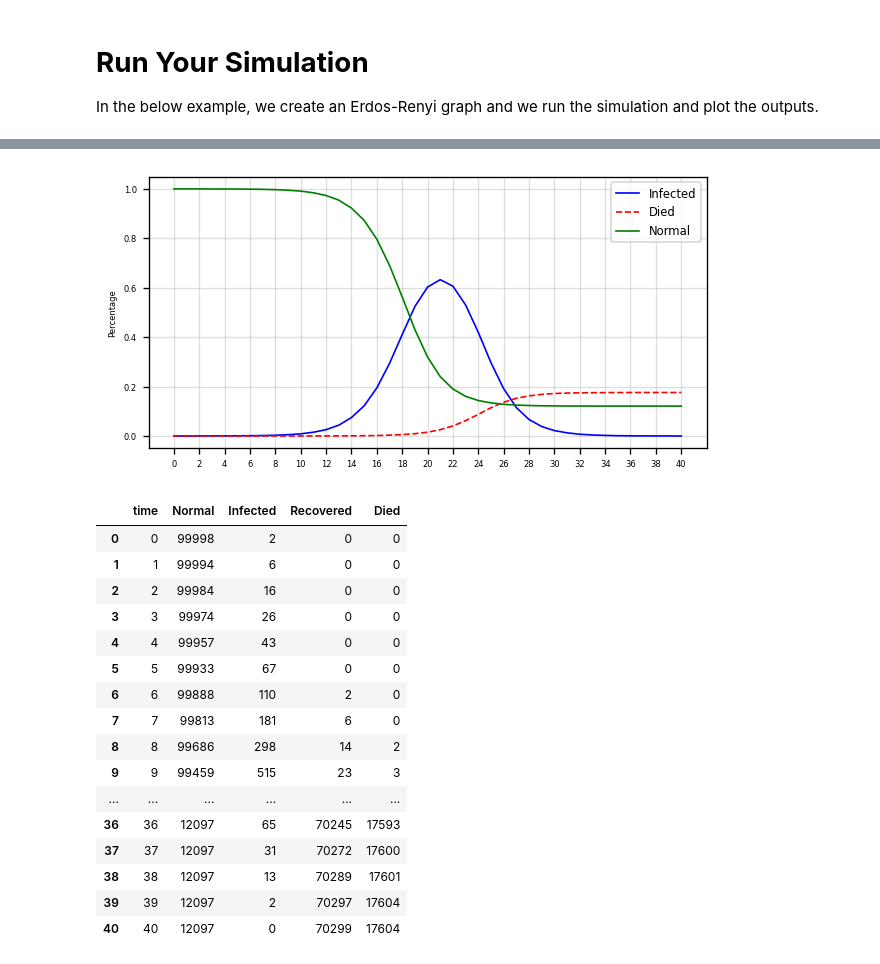
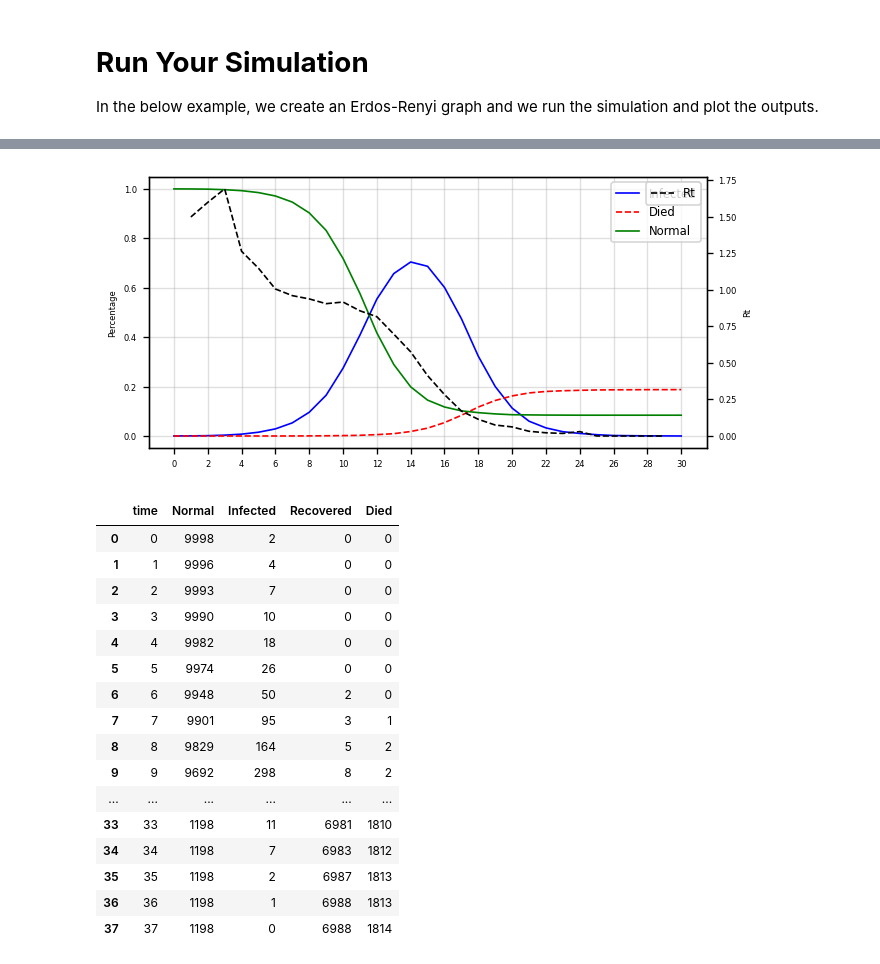
Before and after one commit to MahdiShahrabi/COVID19-Simulation, a Jupyter notebook: Time Dimension/Time_Simulation.ipynb, the cells around one changed output, grey strips where cells are left out. Drawn from its saved outputs; the diff is of its cells as text; code cells hidden in the pictures.

```diff
--- a/Time Dimension/Time_Simulation.ipynb
+++ b/Time Dimension/Time_Simulation.ipynb
@@ -18,7 +18,7 @@ def generateRandSeed(num,Graph):
 # %%
 def Simulate_SIR_Time (Graph,Maximum_Time=100,Seasons=[50,100,150,200],P_seasons = [1,1,1,1],
                   Seeds = [0,7], n_dr=1, q_die=0.2, n_s=1, q_s=0.1, how='Transmission'):
-  print('Hora! I\'m callded')
+
   """ A function to run a cascade simulation on a graph.
 
   The cascade is based on the SIR model in each time step.
@@ -95,8 +95,6 @@ def Simulate_SIR_Time (Graph,Maximum_Time=100,Seasons=[50,100,150,200],P_seasons
   # Declaring output list
   OUT=list()
 
-  print('About Starting!')
-
   ## Creating Neighbor List
   Neighbors_List = []
   Nodes = list(Graph.nodes())
@@ -105,7 +103,6 @@ def Simulate_SIR_Time (Graph,Maximum_Time=100,Seasons=[50,100,150,200],P_seasons
   for node in list(Nodes):
       Neighbors_List.append(dict(Graph.adj[node]))
 
-  print('Lets start!')
 
   ## Initializing the Status Lists
   Normal = list(range(lng))
@@ -125,6 +122,7 @@ def Simulate_SIR_Time (Graph,Maximum_Time=100,Seasons=[50,100,150,200],P_seasons
 
   # Declaring output R0 lists
   R0_Node_list = [0]*lng
+  R0_time_list = []
 
   # Declaring level lists
   Normal_size =[]
@@ -141,11 +139,12 @@ def Simulate_SIR_Time (Graph,Maximum_Time=100,Seasons=[50,100,150,200],P_seasons
 
   # Going through time
   for t in range(1,Maximum_Time):
-      print(t)
 
       # If there is no Infected we are on steady state. So quit!
       if len(Infected)==0:
           break
+      # R_t
+      R0_t = 0
 
       # Finding Season
       if  t<Seasons[0]:
@@ -221,8 +220,9 @@ def Simulate_SIR_Time (Graph,Maximum_Time=100,Seasons=[50,100,150,200],P_seasons
 
               # Gets informed with respect to edge probability, symptoms, season
               if  uniform(0,1)<Neighbors[advicee]['weight']*Q*p_s:
-                  # Increasing the R-0
+                  # Increasing the R-0 for node and time
                   R0+=1
+                  R0_t+=1
 
                   # If its a new node (which is not already informed) we update the list of informeds
                   if advicee in Normal:
@@ -236,6 +236,12 @@ def Simulate_SIR_Time (Graph,Maximum_Time=100,Seasons=[50,100,150,200],P_seasons
 
       ## Increasing Timer of nodes ##
       Infected_timer = [x+1 for x in Infected_timer]
+
+      ## Updaint list of R_t
+      try:
+        R0_time_list.append(R0_t/len(Infected))
+      except:
+        R0_time_list.append(np.nan)
 
       # Updating Infected list and the timer
       Infected = Infected + New_Infected
@@ -266,6 +272,8 @@ def Simulate_SIR_Time (Graph,Maximum_Time=100,Seasons=[50,100,150,200],P_seasons
   OUT.append(np.mean(list(R0_Infected_Nodes.values())))
   # The size of cascade (percentage)
   OUT.append((len(Died)+len(Recovered))/lng)
+  # R_T
+  OUT.append(R0_time_list)
 
 
   return(OUT)
@@ -276,10 +284,10 @@ In the below example, we create an Erdos-Renyi graph and we run the simulation a
 # %%
 %%time
 # Example
-n = 1000000
-d = 20
+n = 10000
+d = 40
 G_Erdos = nx.erdos_renyi_graph(n,d/n)
-edge_weight = dict(zip(G_Erdos.edges(),[uniform(0.01,0.1) for x in range(len(G_Erdos.edges()))]))
+edge_weight = dict(zip(G_Erdos.edges(),[uniform(0.01,0.05) for x in range(len(G_Erdos.edges()))]))
 nx.set_edge_attributes(G_Erdos,edge_weight,'weight')
 
 method = 'Transmission'
@@ -292,44 +304,52 @@ out[0]
 # %%
 lng = n
 data = out[0]
 
 y1 = data.time
 y2 = [x/lng for x in data.Infected]
 y3 = [x/lng for x in data.Died]
 y4 = [x/lng for x in data.Normal]
+y5 = out[4]
 
 # Plot Line1 (Left Y Axis)
 fig, ax1 = plt.subplots(1,1,figsize=(6,3), dpi= 120)
 ax1.plot(y1,y2,color='blue',lw=1,label='Infected')
 ax1.plot(y1, y3,color='red',lw=1,label='Died',ls='dashed')
 ax1.plot(y1, y4,color='green',lw=1,label='Normal')
 ax1.tick_params(axis='x', labelsize=5)
 ax1.set_ylabel('Percentage', fontsize=5)
 ax1.tick_params(axis='y', rotation=0,labelsize=5 )
 ax1.set_xticks(y1[::2])
 ax1.set_xticklabels(y1[::2])
+
+ax2 = ax1.twinx()
+ax2.plot(y1[1:], y5,color='black',lw=1,label='Rt',ls='dashed')
+ax2.set_ylabel('Rt', fontsize=5)
+ax2.tick_params(axis='y', rotation=0,labelsize=5 )
+
 ax1.grid(alpha=.4)
+
 plt.legend(fontsize = 7)
 plt.show()
 # %% [output]
-[figure, old version]
+[figure, new version]
 # %%
 out[0]
 # %% [output]
 |  | time | Normal | Infected | Recovered | Died |
-| 0 | 0 | 99998 | 2 | 0 | 0 |
-| 1 | 1 | 99994 | 6 | 0 | 0 |
-| 2 | 2 | 99984 | 16 | 0 | 0 |
-| 3 | 3 | 99974 | 26 | 0 | 0 |
-| 4 | 4 | 99957 | 43 | 0 | 0 |
-| 5 | 5 | 99933 | 67 | 0 | 0 |
-| 6 | 6 | 99888 | 110 | 2 | 0 |
-| 7 | 7 | 99813 | 181 | 6 | 0 |
-| 8 | 8 | 99686 | 298 | 14 | 2 |
-| 9 | 9 | 99459 | 515 | 23 | 3 |
+| 0 | 0 | 9998 | 2 | 0 | 0 |
+| 1 | 1 | 9996 | 4 | 0 | 0 |
+| 2 | 2 | 9993 | 7 | 0 | 0 |
+| 3 | 3 | 9990 | 10 | 0 | 0 |
+| 4 | 4 | 9982 | 18 | 0 | 0 |
+| 5 | 5 | 9974 | 26 | 0 | 0 |
+| 6 | 6 | 9948 | 50 | 2 | 0 |
+| 7 | 7 | 9901 | 95 | 3 | 1 |
+| 8 | 8 | 9829 | 164 | 5 | 2 |
+| 9 | 9 | 9692 | 298 | 8 | 2 |
 | ... | ... | ... | ... | ... | ... |
-| 36 | 36 | 12097 | 65 | 70245 | 17593 |
-| 37 | 37 | 12097 | 31 | 70272 | 17600 |
-| 38 | 38 | 12097 | 13 | 70289 | 17601 |
-| 39 | 39 | 12097 | 2 | 70297 | 17604 |
-| 40 | 40 | 12097 | 0 | 70299 | 17604 |
+| 33 | 33 | 1198 | 11 | 6981 | 1810 |
+| 34 | 34 | 1198 | 7 | 6983 | 1812 |
+| 35 | 35 | 1198 | 2 | 6987 | 1813 |
+| 36 | 36 | 1198 | 1 | 6988 | 1813 |
+| 37 | 37 | 1198 | 0 | 6988 | 1814 |
```
Also changed, not shown: parts of 2 cells of this notebook.
